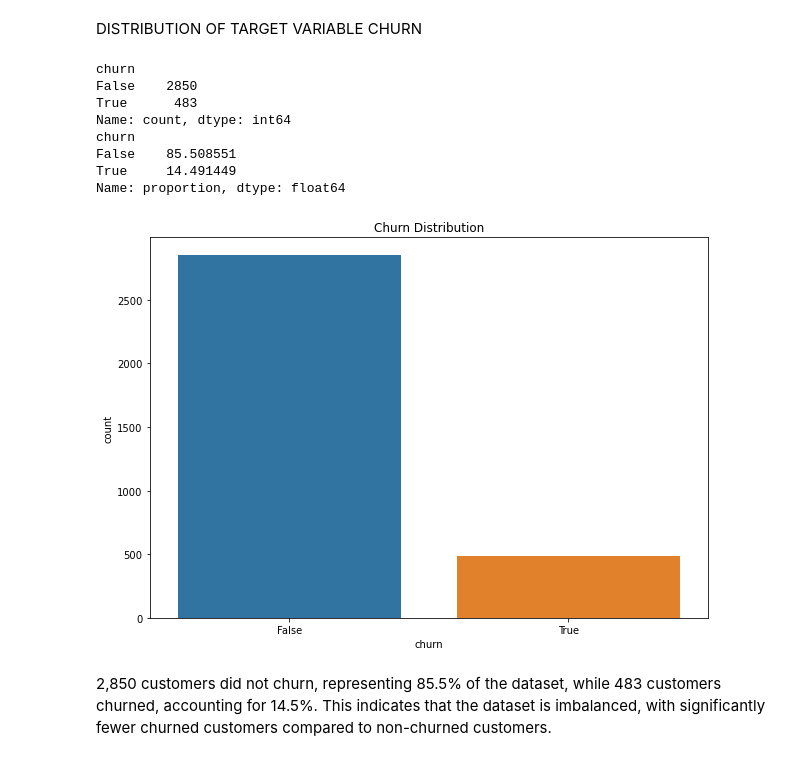
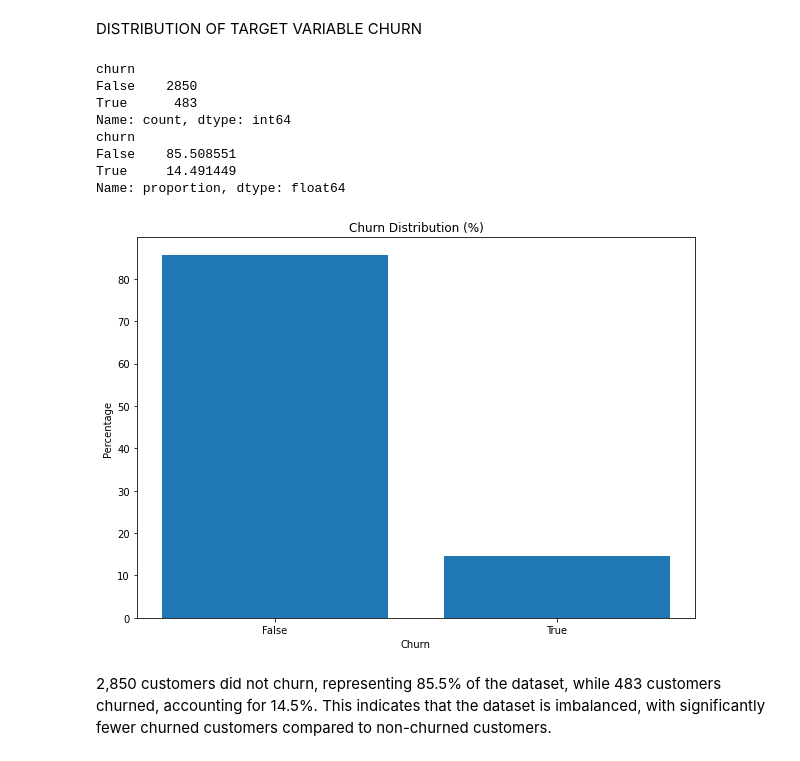
Before and after one commit to edgarowuor-tech/PHASE_THREE_CLASSIFICATION-MODEL-PROJECT, a Jupyter notebook: index.ipynb, the cells around one changed output. Drawn from its saved outputs; the diff is of its cells as text; code cells hidden in the pictures.

```diff
--- a/index.ipynb
+++ b/index.ipynb
@@ -304,27 +304,30 @@ DISTRIBUTION OF TARGET VARIABLE CHURN
 # %%
 # Distribution of target variable churn
 
 # Count of target variable
 print(data["churn"].value_counts())
 
 # Percentage of target variable
 print(data["churn"].value_counts(normalize = True) * 100)
 
-# Visualize the target variable distribution
-plt.figure(figsize = (10, 7))
-sns.countplot(x = "churn", data = data)
-plt.title("Churn Distribution")
+percentages = data["churn"].value_counts(normalize=True) * 100
+
+plt.figure(figsize=(10, 7))
+plt.bar(percentages.index.astype(str), percentages.values)
+plt.title("Churn Distribution (%)")
+plt.xlabel("Churn")
+plt.ylabel("Percentage")
 plt.show()
 # %% [output]
 churn
 False    2850
 True      483
 Name: count, dtype: int64
 churn
 False    85.508551
 True     14.491449
 Name: proportion, dtype: float64
-[figure, old version]
+[figure, new version]
 # %% [markdown]
 2,850 customers did not churn, representing 85.5% of the dataset, while 483 customers churned, accounting for 14.5%. This indicates that the dataset is imbalanced, with significantly fewer churned customers compared to non-churned customers.
 # %% [markdown]
```
Also changed, not shown: parts of 11 cells of this notebook.
